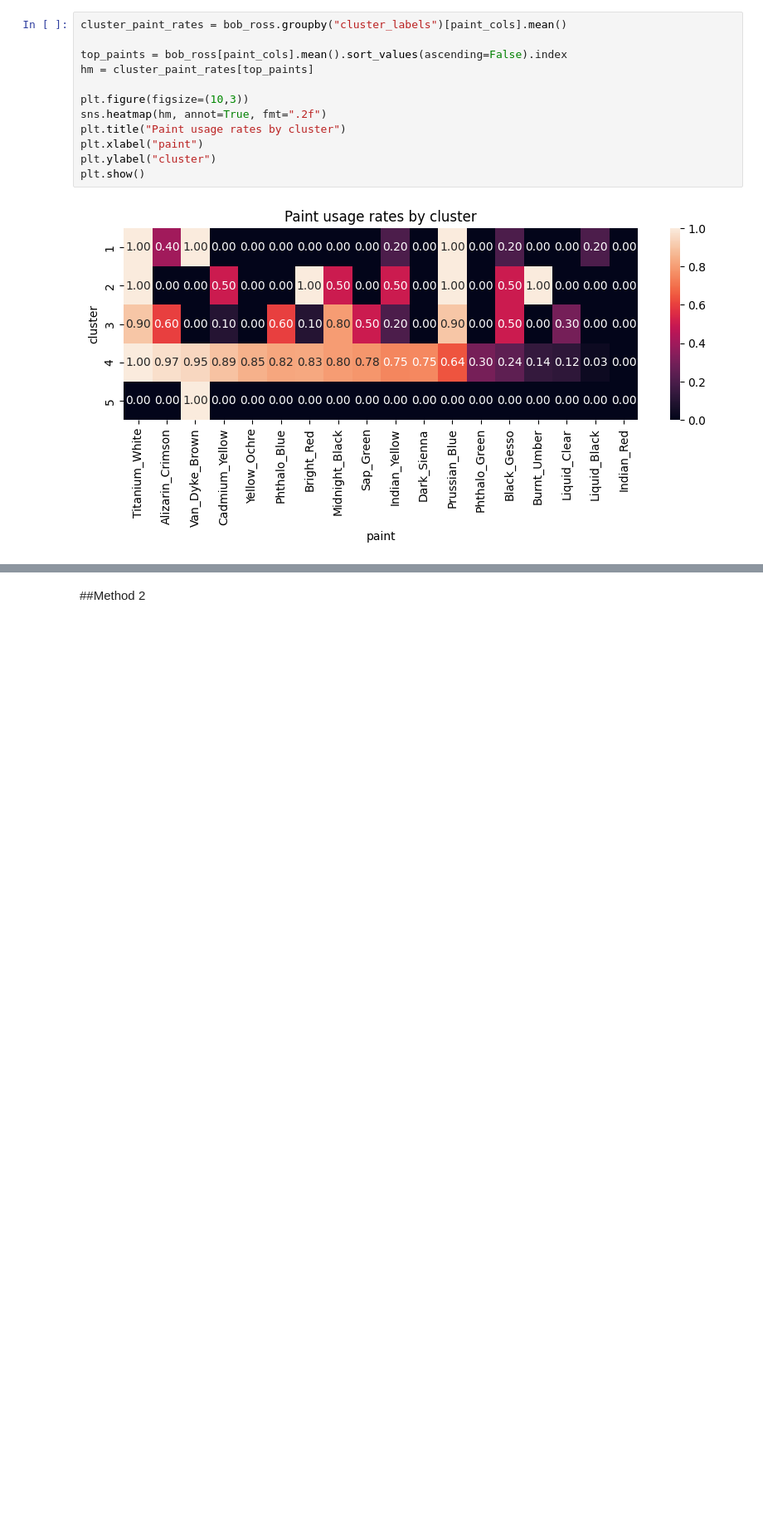
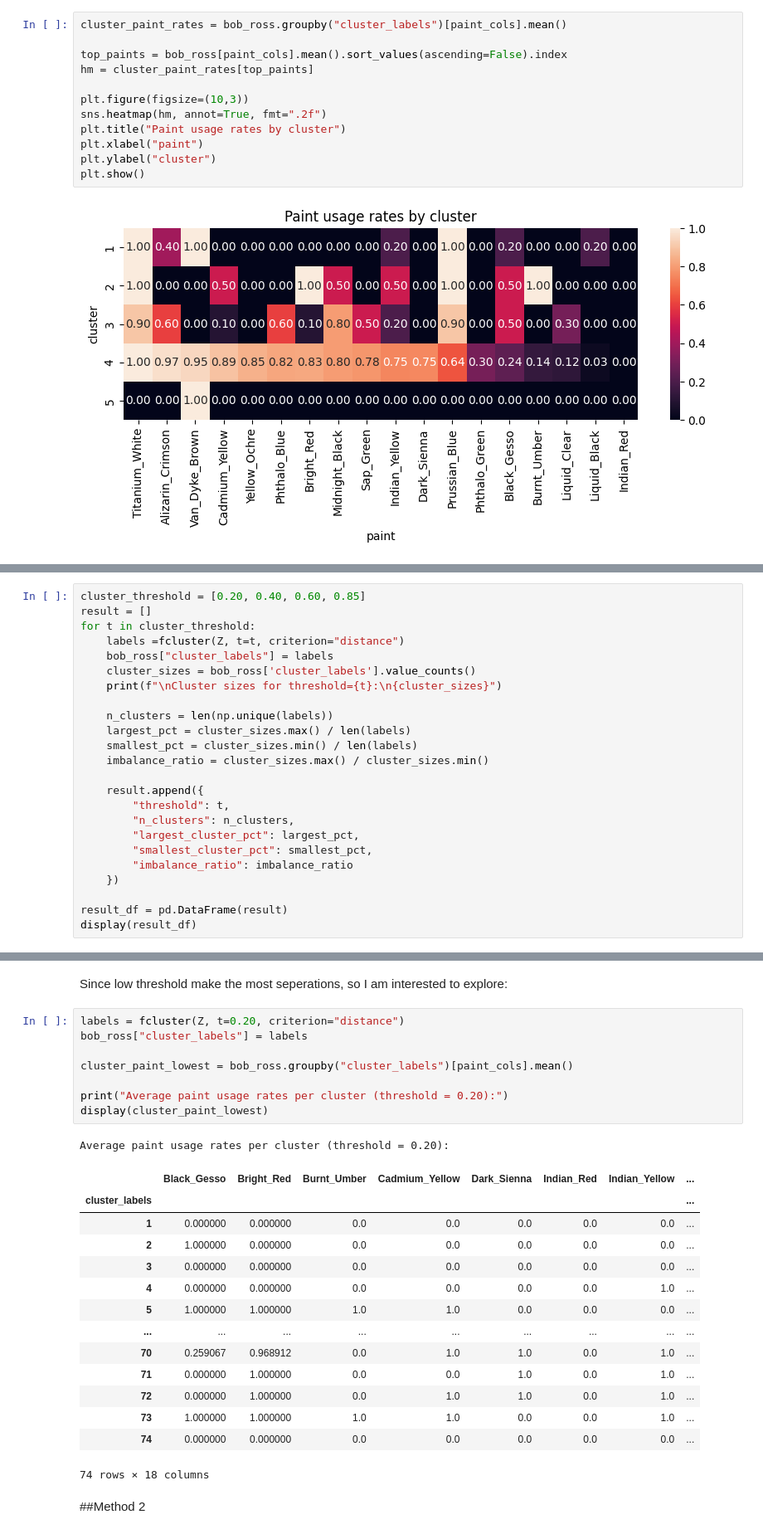
Before and after one commit to yujiunzou/BA820-Unsupervised-ML-Project, a Jupyter notebook: m3_integrated_methods/M3_Bob_Ross_Paintings.ipynb, the cells around one changed output, grey strips where cells are left out. Shown at 83% size. Cells and saved outputs as stored; diff of their text form; blank space fills up the shorter version.

Commit message:
Added clustering with threshold exploration

```diff
--- a/m3_integrated_methods/M3_Bob_Ross_Paintings.ipynb
+++ b/m3_integrated_methods/M3_Bob_Ross_Paintings.ipynb
@@ -991,0 +994,24 @@ plt.show()
+# %%
+cluster_threshold = [0.20, 0.40, 0.60, 0.85]
+result = []
+for t in cluster_threshold:
+    labels =fcluster(Z, t=t, criterion="distance")
+    bob_ross["cluster_labels"] = labels
+    cluster_sizes = bob_ross['cluster_labels'].value_counts()
+    print(f"\nCluster sizes for threshold={t}:\n{cluster_sizes}")
+
+    n_clusters = len(np.unique(labels))
+    largest_pct = cluster_sizes.max() / len(labels)
+    smallest_pct = cluster_sizes.min() / len(labels)
+    imbalance_ratio = cluster_sizes.max() / cluster_sizes.min()
+
+    result.append({
+        "threshold": t,
+        "n_clusters": n_clusters,
+        "largest_cluster_pct": largest_pct,
+        "smallest_cluster_pct": smallest_pct,
+        "imbalance_ratio": imbalance_ratio
+    })
+
+result_df = pd.DataFrame(result)
+display(result_df)
@@ -992,3 +1041,29 @@ plt.show()
+# %% [markdown]
+Since low threshold make the most seperations, so I am interested to explore:
+# %%
+labels = fcluster(Z, t=0.20, criterion="distance")
+bob_ross["cluster_labels"] = labels
+
+cluster_paint_lowest = bob_ross.groupby("cluster_labels")[paint_cols].mean()
+
+print("Average paint usage rates per cluster (threshold = 0.20):")
+display(cluster_paint_lowest)
+# %% [output]
+Average paint usage rates per cluster (threshold = 0.20):
+|  | Black_Gesso | Bright_Red | Burnt_Umber | Cadmium_Yellow | Dark_Sienna | Indian_Red | Indian_Yellow | ... |
+| cluster_labels |  |  |  |  |  |  |  | ... |
+| 1 | 0.000000 | 0.000000 | 0.0 | 0.0 | 0.0 | 0.0 | 0.0 | ... |
+| 2 | 1.000000 | 0.000000 | 0.0 | 0.0 | 0.0 | 0.0 | 0.0 | ... |
+| 3 | 0.000000 | 0.000000 | 0.0 | 0.0 | 0.0 | 0.0 | 0.0 | ... |
+| 4 | 0.000000 | 0.000000 | 0.0 | 0.0 | 0.0 | 0.0 | 1.0 | ... |
+| 5 | 1.000000 | 1.000000 | 1.0 | 1.0 | 0.0 | 0.0 | 0.0 | ... |
+| ... | ... | ... | ... | ... | ... | ... | ... | ... |
+| 70 | 0.259067 | 0.968912 | 0.0 | 1.0 | 1.0 | 0.0 | 1.0 | ... |
+| 71 | 0.000000 | 1.000000 | 0.0 | 0.0 | 1.0 | 0.0 | 1.0 | ... |
+| 72 | 0.000000 | 1.000000 | 0.0 | 1.0 | 1.0 | 0.0 | 1.0 | ... |
+| 73 | 1.000000 | 1.000000 | 1.0 | 1.0 | 0.0 | 0.0 | 1.0 | ... |
+| 74 | 0.000000 | 0.000000 | 0.0 | 0.0 | 0.0 | 0.0 | 0.0 | ... |
+74 rows × 18 columns
 # %% [markdown]
 ##Method 2
 # %% [markdown]
```
Also changed, not shown: parts of 2 cells of this notebook.
